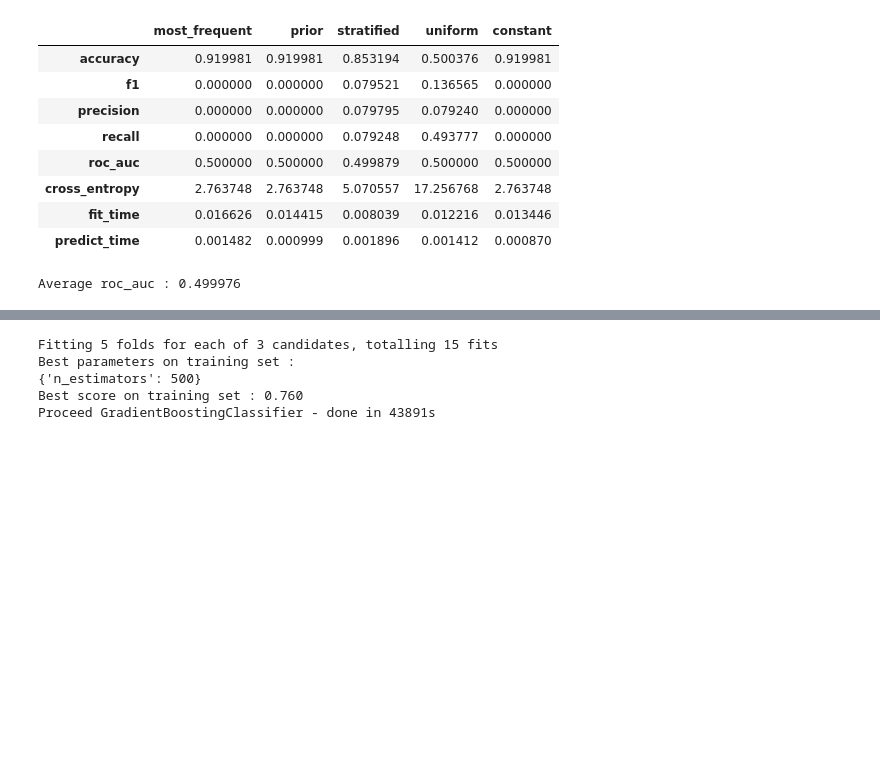
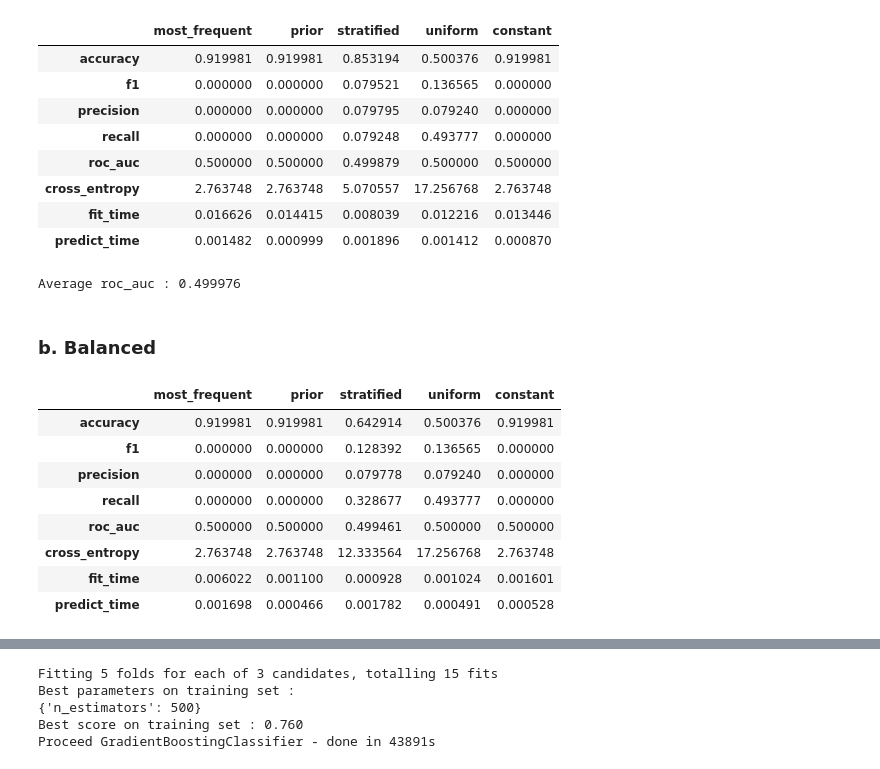
Before and after one commit to RobinPbt/P7-Openclassrooms, a Jupyter notebook: P7_modeling.ipynb, the cells around one changed output, grey strips where cells are left out. Saved outputs shown, nothing was run; the diff lists cells and outputs as text; code cells hidden in the pictures; blank space fills up the shorter version.

```diff
--- a/P7_modeling.ipynb
+++ b/P7_modeling.ipynb
@@ -249,3 +269,19 @@ dummies
 print("Average roc_auc : {:.6f}".format(dummies.iloc[4].mean()))
 # %% [output]
 Average roc_auc : 0.499976
+# %% [markdown]
+### b. Balanced
+# %%
+dummies_2 = test_dummy_classifiers(x_train_pca, y_train, valid_size=0.2,
+                                   strategies_list=None, random_state=random_state, constant=0, balance_class=True)
+dummies_2
+# %% [output]
+|  | most_frequent | prior | stratified | uniform | constant |
+| accuracy | 0.919981 | 0.919981 | 0.642914 | 0.500376 | 0.919981 |
+| f1 | 0.000000 | 0.000000 | 0.128392 | 0.136565 | 0.000000 |
+| precision | 0.000000 | 0.000000 | 0.079778 | 0.079240 | 0.000000 |
+| recall | 0.000000 | 0.000000 | 0.328677 | 0.493777 | 0.000000 |
+| roc_auc | 0.500000 | 0.500000 | 0.499461 | 0.500000 | 0.500000 |
+| cross_entropy | 2.763748 | 2.763748 | 12.333564 | 17.256768 | 2.763748 |
+| fit_time | 0.006022 | 0.001100 | 0.000928 | 0.001024 | 0.001601 |
+| predict_time | 0.001698 | 0.000466 | 0.001782 | 0.000491 | 0.000528 |
```
Also changed, not shown: parts of 76 cells of this notebook, 1 other file.
